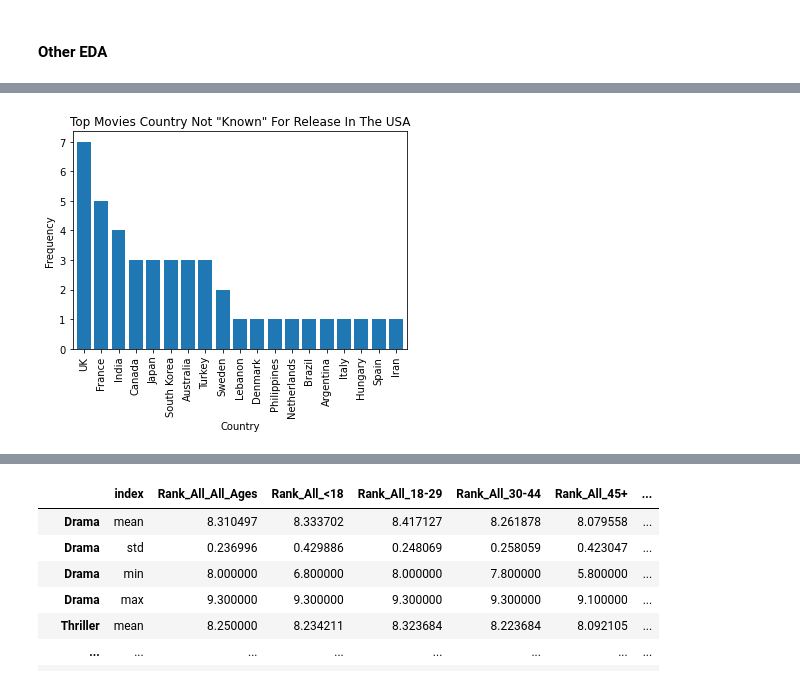
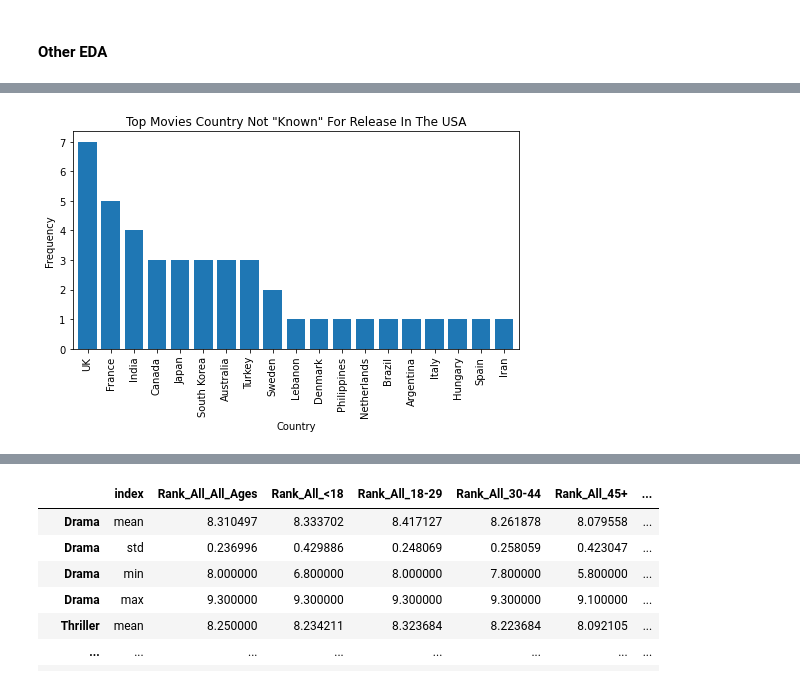
Before and after one commit to MaxTechniche/DS20_Unit_1_Build, a Jupyter notebook: Jacob_Maxfield_Unit_1_Project_Build.ipynb, the cells around one changed output, grey strips where cells are left out. Drawn from its saved outputs; the diff is of its cells as text; code cells hidden in the pictures.

```diff
--- a/Jacob_Maxfield_Unit_1_Project_Build.ipynb
+++ b/Jacob_Maxfield_Unit_1_Project_Build.ipynb
@@ -206,6 +206,8 @@ names2 = rd_pairs['Title_Name'][1::2]
 
 bar1 = np.arange(len(ranks1)) -.19
 bar2 = [y + barHeight for y in bar1]
+
+plt.style.use('default')
 
 plt.barh(bar1, ranks1, barHeight, color='#E3CB51')
 plt.barh(bar2, ranks2, barHeight, color='#89376D')
@@ -244,9 +247,10 @@ plt.show()
 # %%
 # EDA of Releases not in USA
+plt.figure(figsize=(8, 4))
 df['Release_Country'].value_counts()[1:].plot.bar(width=.8)
 plt.title('Top Movies Country Not "Known" For Release In The USA')
 plt.ylabel('Frequency')
 plt.xlabel('Country')
 plt.show()
 # %% [output]
-[figure, old version]
+[figure, new version]
```
Also changed, not shown: parts of 13 cells of this notebook.
